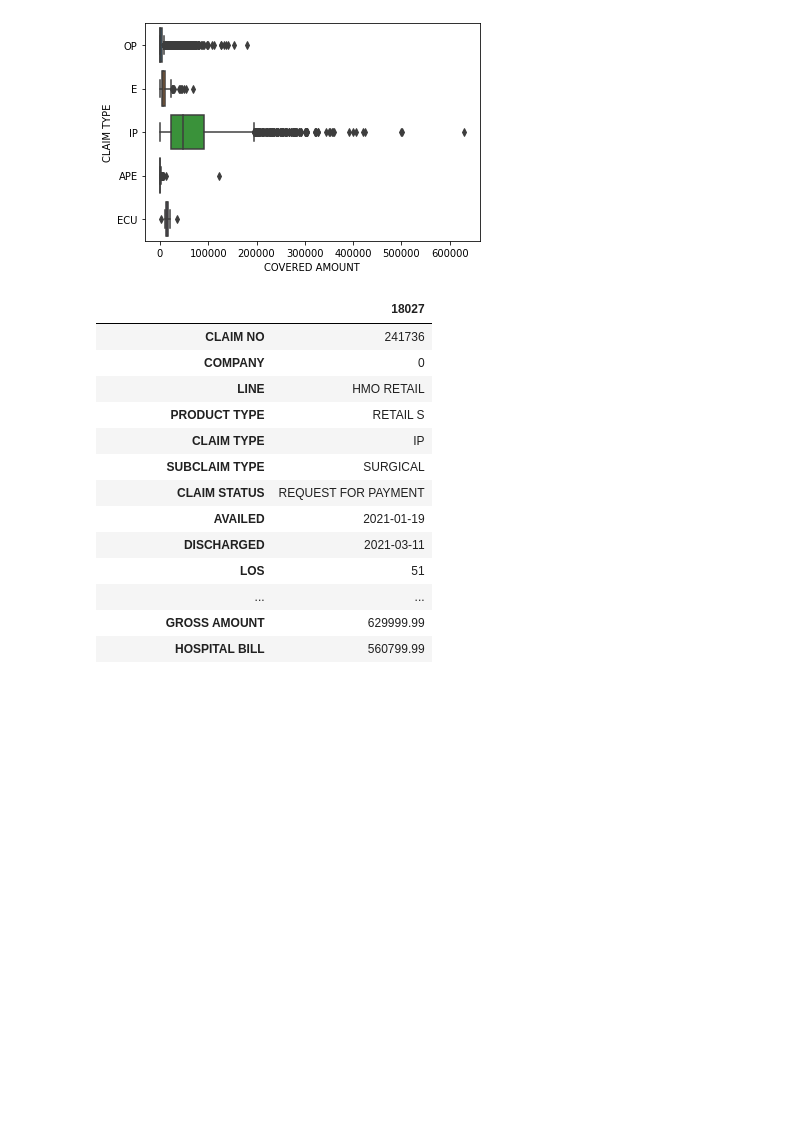
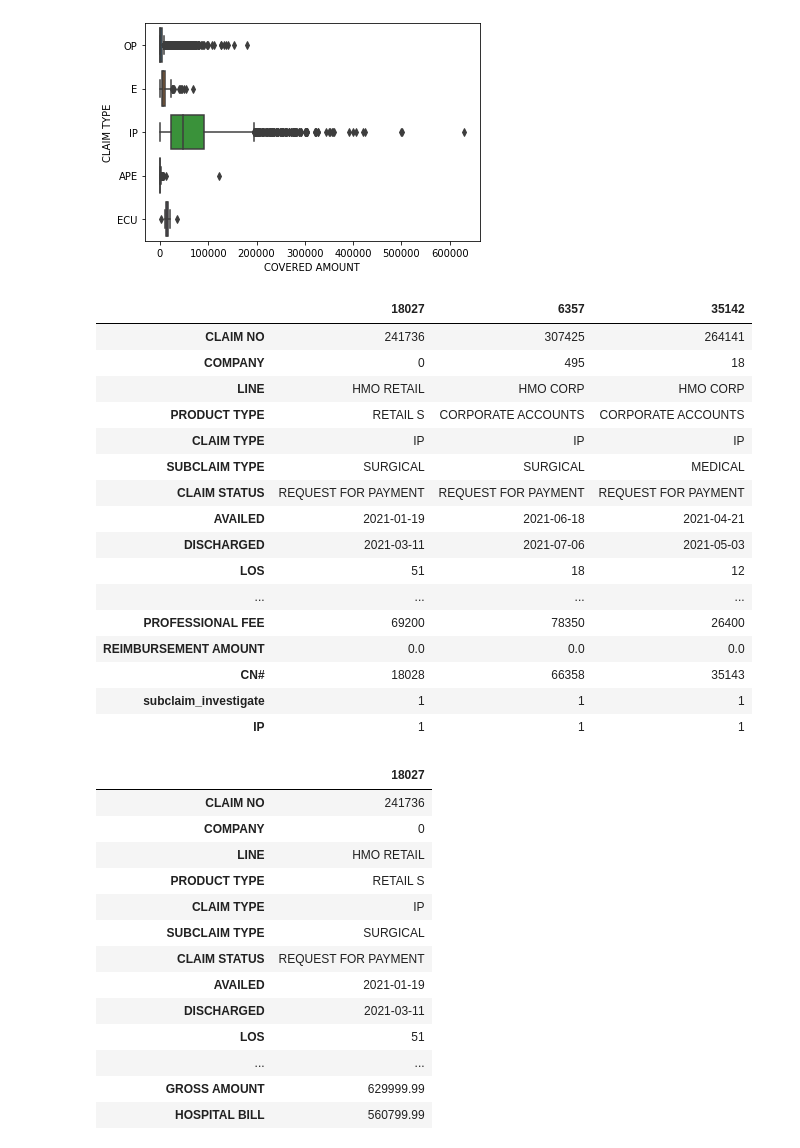
Before and after one commit to dgalian/FTW_B7, a Jupyter notebook: Capstone/Capstone_EDA.ipynb, the cells around one changed output. Saved outputs shown, nothing was run; the diff lists cells and outputs as text; code cells hidden in the pictures; blank space fills up the shorter version.

```diff
--- a/Capstone/Capstone_EDA.ipynb
+++ b/Capstone/Capstone_EDA.ipynb
@@ -128,6 +128,26 @@ sns.boxplot(x='COVERED AMOUNT', y='CLAIM TYPE', data = claims)
 # %% [output]
 <matplotlib.axes._subplots.AxesSubplot at 0x...>
 [figure]
+# %%
+claims.sort_values('COVERED AMOUNT', ascending=False).head(3).T
+# %% [output]
+|  | 18027 | 6357 | 35142 |
+| CLAIM NO | 241736 | 307425 | 264141 |
+| COMPANY | 0 | 495 | 18 |
+| LINE | HMO RETAIL | HMO CORP | HMO CORP |
+| PRODUCT TYPE | RETAIL S | CORPORATE ACCOUNTS | CORPORATE ACCOUNTS |
+| CLAIM TYPE | IP | IP | IP |
+| SUBCLAIM TYPE | SURGICAL | SURGICAL | MEDICAL |
+| CLAIM STATUS | REQUEST FOR PAYMENT | REQUEST FOR PAYMENT | REQUEST FOR PAYMENT |
+| AVAILED | 2021-01-19 | 2021-06-18 | 2021-04-21 |
+| DISCHARGED | 2021-03-11 | 2021-07-06 | 2021-05-03 |
+| LOS | 51 | 18 | 12 |
+| ... | ... | ... | ... |
+| PROFESSIONAL FEE | 69200 | 78350 | 26400 |
+| REIMBURSEMENT AMOUNT | 0.0 | 0.0 | 0.0 |
+| CN# | 18028 | 66358 | 35143 |
+| subclaim_investigate | 1 | 1 | 1 |
+| IP | 1 | 1 | 1 |
 # %%
 # Checking details of the claim with highest covered amount
 claims.loc[claims['COVERED AMOUNT'] ==  629999.99].T
```
Also changed, not shown: parts of 1 cell of this notebook.
